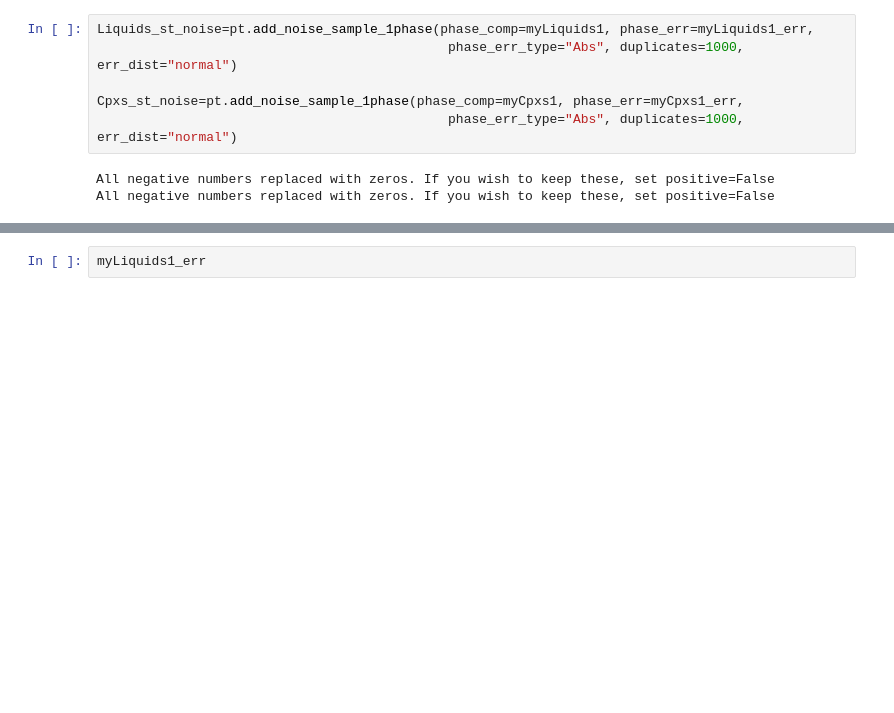
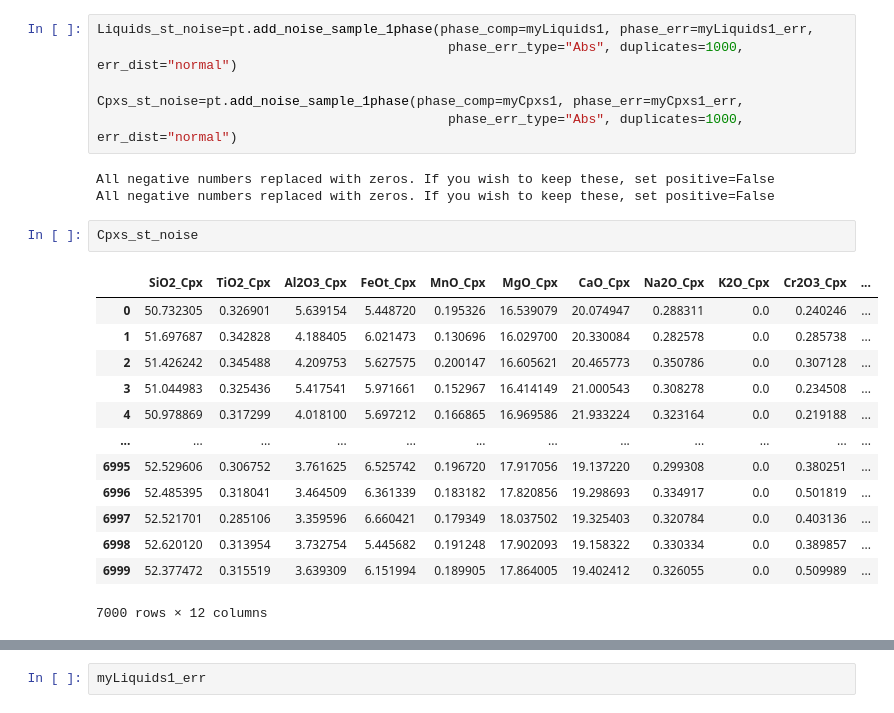
Before and after one commit to PennyWieser/Thermobar, a Jupyter notebook: Manuscript_Snips/Cpx_Liq_Thermobarometry_Error_FINAL.ipynb, the cells around one changed output, grey strips where cells are left out. Drawn from its saved outputs; the diff is of its cells as text; blank space fills up the shorter version.

```diff
--- a/Manuscript_Snips/Cpx_Liq_Thermobarometry_Error_FINAL.ipynb
+++ b/Manuscript_Snips/Cpx_Liq_Thermobarometry_Error_FINAL.ipynb
@@ -66,3 +66,19 @@ Cpxs_st_noise=pt.add_noise_sample_1phase(phase_comp=myCpxs1, phase_err=myCpxs1_e
 # %% [output]
 All negative numbers replaced with zeros. If you wish to keep these, set positive=False
 All negative numbers replaced with zeros. If you wish to keep these, set positive=False
+# %%
+Cpxs_st_noise
+# %% [output]
+|  | SiO2_Cpx | TiO2_Cpx | Al2O3_Cpx | FeOt_Cpx | MnO_Cpx | MgO_Cpx | CaO_Cpx | Na2O_Cpx | K2O_Cpx | Cr2O3_Cpx | ... |
+| 0 | 50.732305 | 0.326901 | 5.639154 | 5.448720 | 0.195326 | 16.539079 | 20.074947 | 0.288311 | 0.0 | 0.240246 | ... |
+| 1 | 51.697687 | 0.342828 | 4.188405 | 6.021473 | 0.130696 | 16.029700 | 20.330084 | 0.282578 | 0.0 | 0.285738 | ... |
+| 2 | 51.426242 | 0.345488 | 4.209753 | 5.627575 | 0.200147 | 16.605621 | 20.465773 | 0.350786 | 0.0 | 0.307128 | ... |
+| 3 | 51.044983 | 0.325436 | 5.417541 | 5.971661 | 0.152967 | 16.414149 | 21.000543 | 0.308278 | 0.0 | 0.234508 | ... |
+| 4 | 50.978869 | 0.317299 | 4.018100 | 5.697212 | 0.166865 | 16.969586 | 21.933224 | 0.323164 | 0.0 | 0.219188 | ... |
+| ... | ... | ... | ... | ... | ... | ... | ... | ... | ... | ... | ... |
+| 6995 | 52.529606 | 0.306752 | 3.761625 | 6.525742 | 0.196720 | 17.917056 | 19.137220 | 0.299308 | 0.0 | 0.380251 | ... |
+| 6996 | 52.485395 | 0.318041 | 3.464509 | 6.361339 | 0.183182 | 17.820856 | 19.298693 | 0.334917 | 0.0 | 0.501819 | ... |
+| 6997 | 52.521701 | 0.285106 | 3.359596 | 6.660421 | 0.179349 | 18.037502 | 19.325403 | 0.320784 | 0.0 | 0.403136 | ... |
+| 6998 | 52.620120 | 0.313954 | 3.732754 | 5.445682 | 0.191248 | 17.902093 | 19.158322 | 0.330334 | 0.0 | 0.389857 | ... |
+| 6999 | 52.377472 | 0.315519 | 3.639309 | 6.151994 | 0.189905 | 17.864005 | 19.402412 | 0.326055 | 0.0 | 0.509989 | ... |
+7000 rows × 12 columns
```
Also changed, not shown: parts of 7 cells of this notebook, 10 other files.
